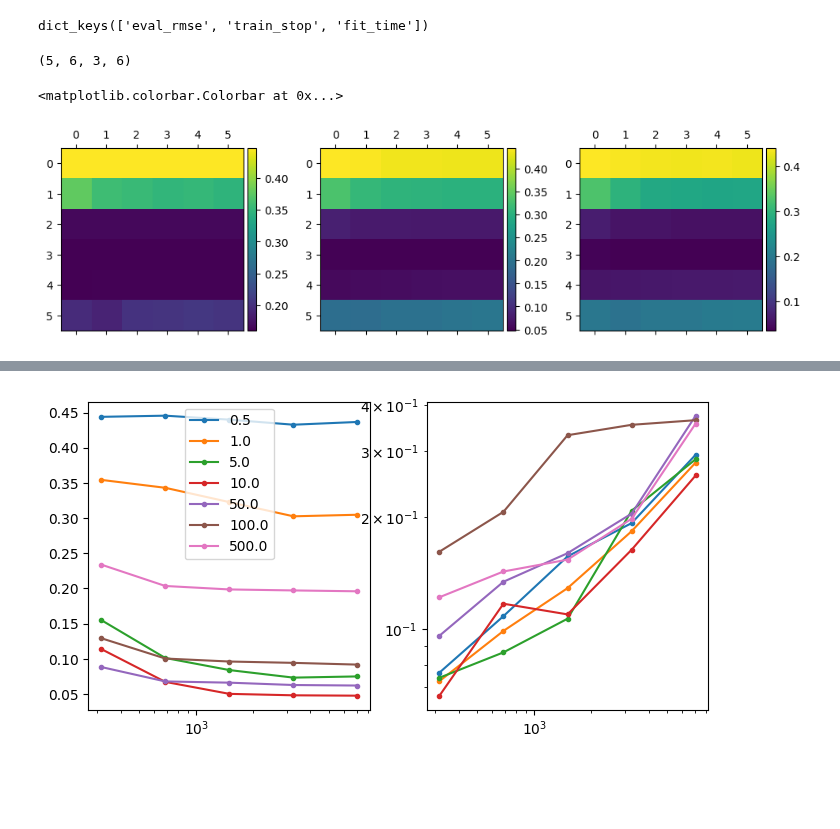
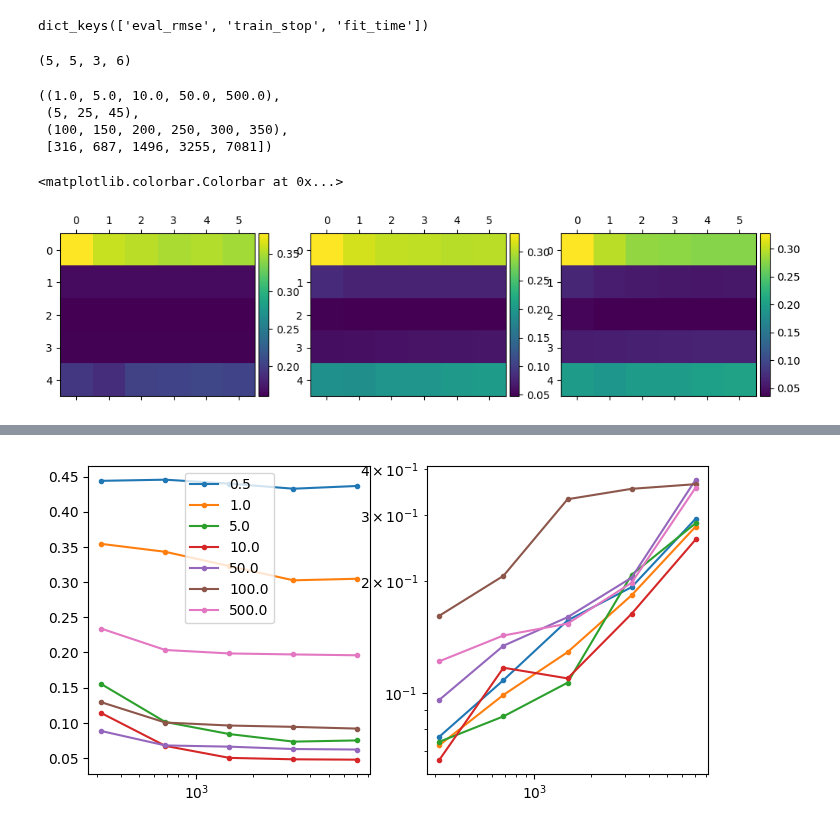
Before and after one commit to ejbrun/koopman_learning_tropical_cyclone, a Jupyter notebook: examples/koopman_kernel_for_TC_plot_prediction.ipynb, the cells around one changed output, grey strips where cells are left out. Cells and saved outputs as stored; diff of their text form; code cells hidden in the pictures; blank space fills up the shorter version.

```diff
--- a/examples/koopman_kernel_for_TC_plot_prediction.ipynb
+++ b/examples/koopman_kernel_for_TC_plot_prediction.ipynb
@@ -263,7 +263,8 @@ path_training_results = os.path.join(
 model_str = "Nystroem_RRR"
 train_stops = [316, 687, 1496, 3255, 7081]
 # koopman_kernel_length_scale = [0.01, 0.1, 1.0, 10.0]
-koopman_kernel_length_scale=(0.5, 1.0, 5.0, 10.0, 50.0, 500.0)
+# koopman_kernel_length_scale=(0.5, 1.0, 5.0, 10.0, 50.0, 500.0)
+koopman_kernel_length_scale=(1.0, 5.0, 10.0, 50.0, 500.0)
 # koopman_kernel_length_scale=(0.5, 1.0, 5.0, 10.0, 50.0, 100.0, 500.0)
 koopman_kernel_rank=(5, 25, 45)
 koopman_kernel_num_centers=(100, 150, 200, 250, 300, 350)
@@ -312,29 +313,38 @@ for i, j, k in product(range(len(koopman_kernel_length_scale)), range(len(koopma
 # %%
 rmse_arr.shape
 # %% [output]
-(5, 6, 3, 6)
+(5, 5, 3, 6)
 # %%
 import numpy as np
 import matplotlib.pyplot as plt
 from mpl_toolkits.axes_grid1 import make_axes_locatable
+# %%
+koopman_kernel_length_scale, koopman_kernel_rank, koopman_kernel_num_centers, train_stops
+# %% [output]
+((1.0, 5.0, 10.0, 50.0, 500.0),
+ (5, 25, 45),
+ (100, 150, 200, 250, 300, 350),
+ [316, 687, 1496, 3255, 7081])
 # %%
 fig, ax = plt.subplots(1,3)
 fig.set_size_inches(12,3)
 
+stop_idx = 4
+
 divider = make_axes_locatable(ax[0])
 cax = divider.append_axes('right', size='5%', pad=0.05)
-im = ax[0].matshow(rmse_arr[-1,:,0,:])
+im = ax[0].matshow(rmse_arr[stop_idx,:,0,:])
 fig.colorbar(im, cax=cax, orientation='vertical')
 
 divider = make_axes_locatable(ax[1])
 cax = divider.append_axes('right', size='5%', pad=0.05)
-im = ax[1].matshow(rmse_arr[-1,:,1,:])
+im = ax[1].matshow(rmse_arr[stop_idx,:,1,:])
 fig.colorbar(im, cax=cax, orientation='vertical')
 
 divider = make_axes_locatable(ax[2])
 cax = divider.append_axes('right', size='5%', pad=0.05)
-im = ax[2].matshow(rmse_arr[-1,:,2,:])
+im = ax[2].matshow(rmse_arr[stop_idx,:,2,:])
 fig.colorbar(im, cax=cax, orientation='vertical')
 # %% [output]
 <matplotlib.colorbar.Colorbar at 0x...>
-[figure, old version]
+[figure, new version]
```
Also changed, not shown: parts of 2 cells of this notebook.
